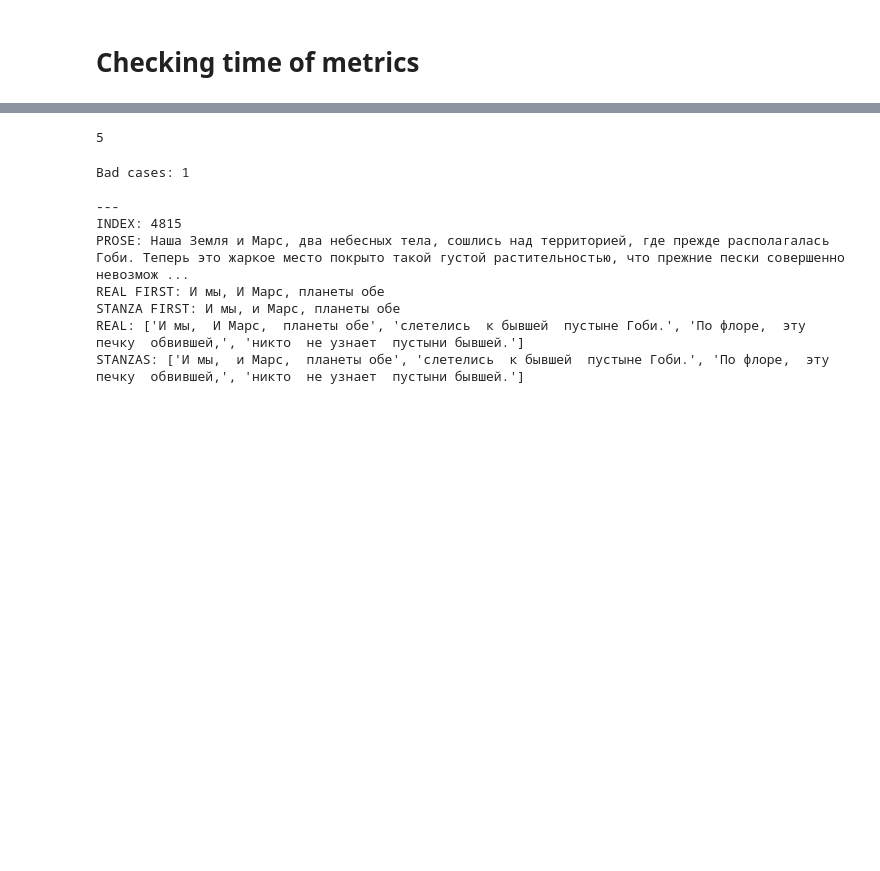
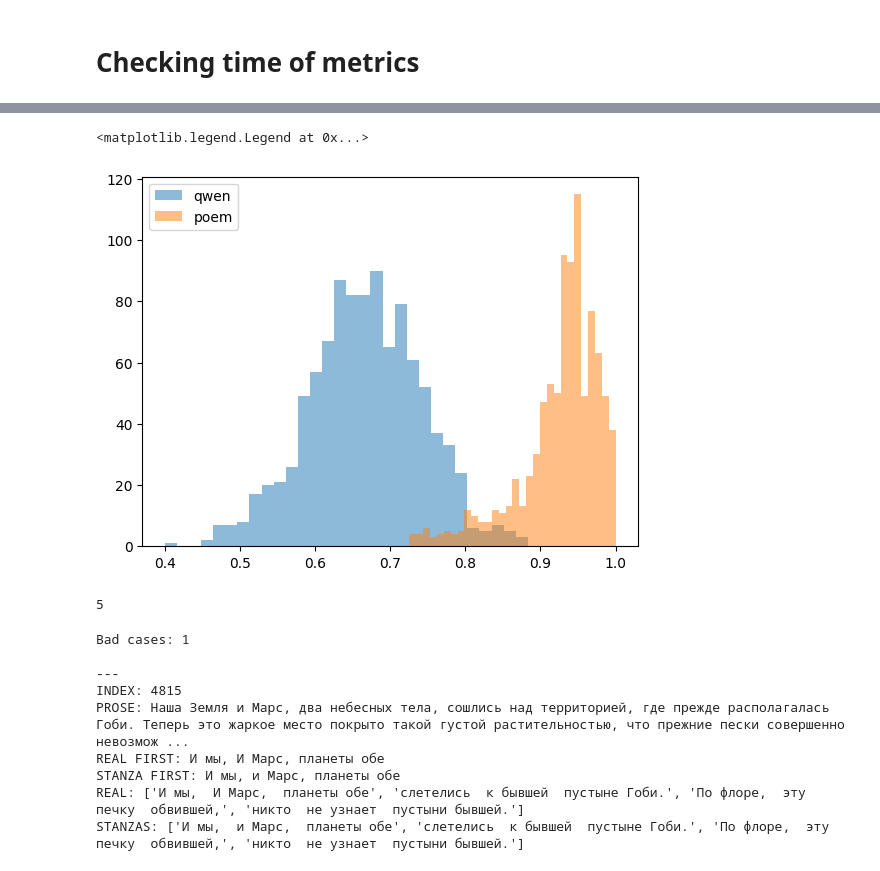
Before and after one commit to MarinaDistler/Prose-to-Poetry-RL, a Jupyter notebook: dataset-creation/check-metrics.ipynb, the cells around one changed output, grey strips where cells are left out. Saved outputs shown, nothing was run; the diff lists cells and outputs as text; code cells hidden in the pictures; blank space fills up the shorter version.

```diff
--- a/dataset-creation/check-metrics.ipynb
+++ b/dataset-creation/check-metrics.ipynb
@@ -344,3 +316,13 @@ plt.legend()
+# %%
+qwen_meter = meter_score_fast_fn(df)
+poems_meter = meter_score_fast_fn(poems[poems['meter'].isin(['iambos', 'choreios', 'daktylos', 'amphibrachys', 'anapaistos'])])
+# %%
+plt.hist(qwen_meter, bins=30, alpha=0.5, label='qwen')
+plt.hist(poems_meter, bins=30, alpha=0.5, label='poem')
+plt.legend()
+# %% [output]
+<matplotlib.legend.Legend at 0x...>
+[figure, added]
 # %%
 import pandas as pd
 import numpy as np
```
Also changed, not shown: parts of 9 cells of this notebook.
